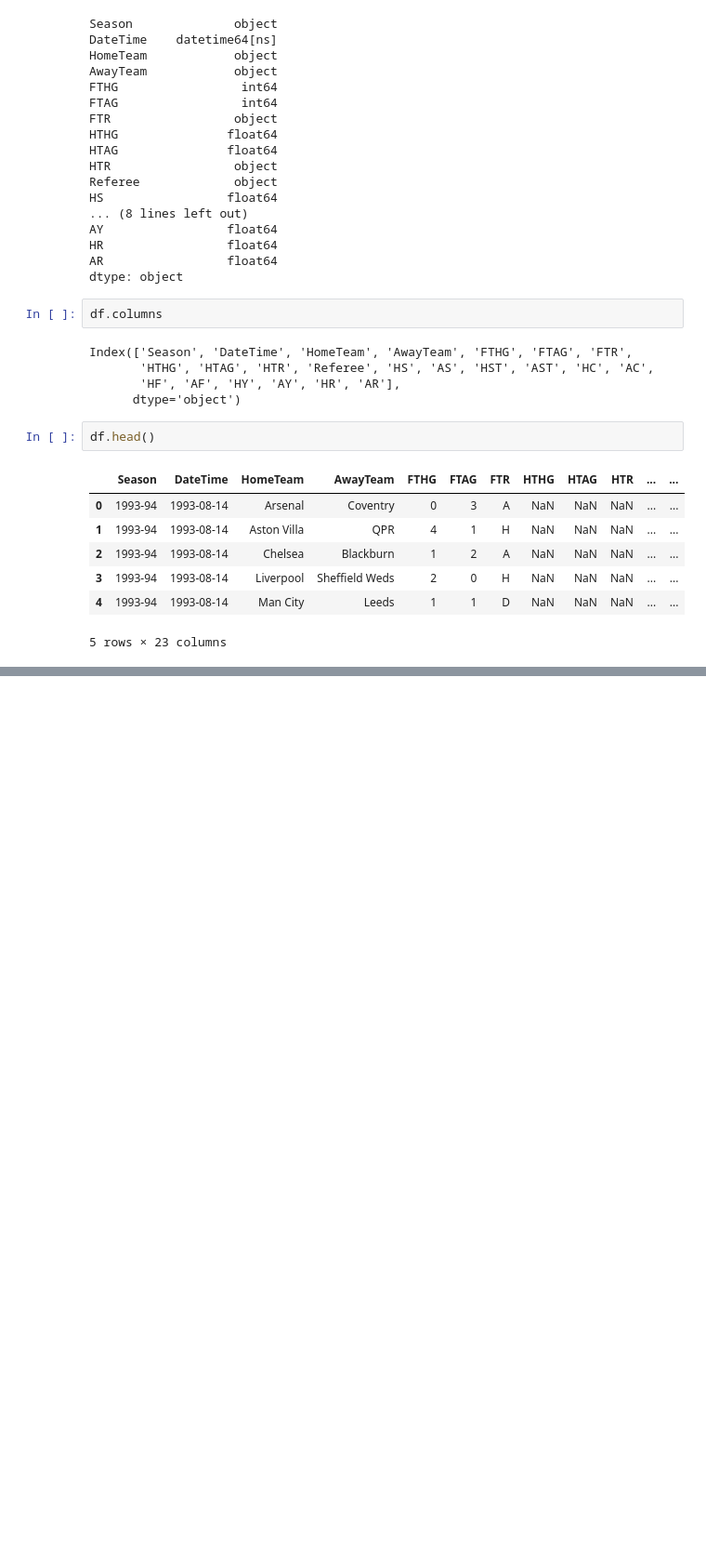
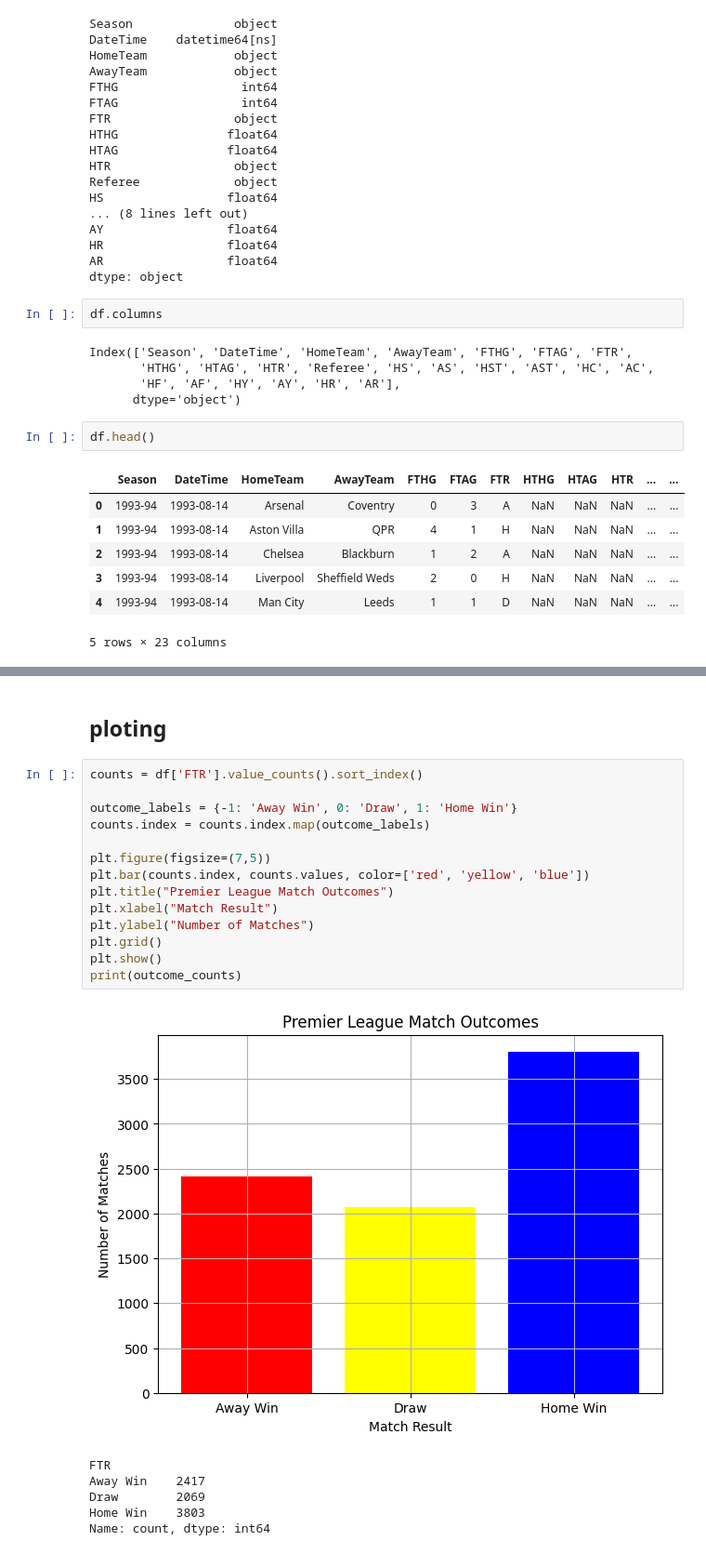
Before and after one commit to Ababtin/Premier-League-matches-predictions, a Jupyter notebook: notebooks/notebook.ipynb, the cells around one changed output, grey strips where cells are left out. Shown at 93% size. Cells and saved outputs as stored; diff of their text form; blank space fills up the shorter version.

```diff
--- a/notebooks/notebook.ipynb
+++ b/notebooks/notebook.ipynb
@@ -430,0 +220,23 @@ df.tail()
+# %% [markdown]
+## ploting
+# %%
+counts = df['FTR'].value_counts().sort_index()
+
+outcome_labels = {-1: 'Away Win', 0: 'Draw', 1: 'Home Win'}
+counts.index = counts.index.map(outcome_labels)
+
+plt.figure(figsize=(7,5))
+plt.bar(counts.index, counts.values, color=['red', 'yellow', 'blue'])
+plt.title("Premier League Match Outcomes")
+plt.xlabel("Match Result")
+plt.ylabel("Number of Matches")
+plt.grid()
+plt.show()
+print(outcome_counts)
+# %% [output]
+[figure, added]
+FTR
+Away Win    2417
+Draw        2069
+Home Win    3803
+Name: count, dtype: int64
```
Also changed, not shown: parts of 22 cells of this notebook.
